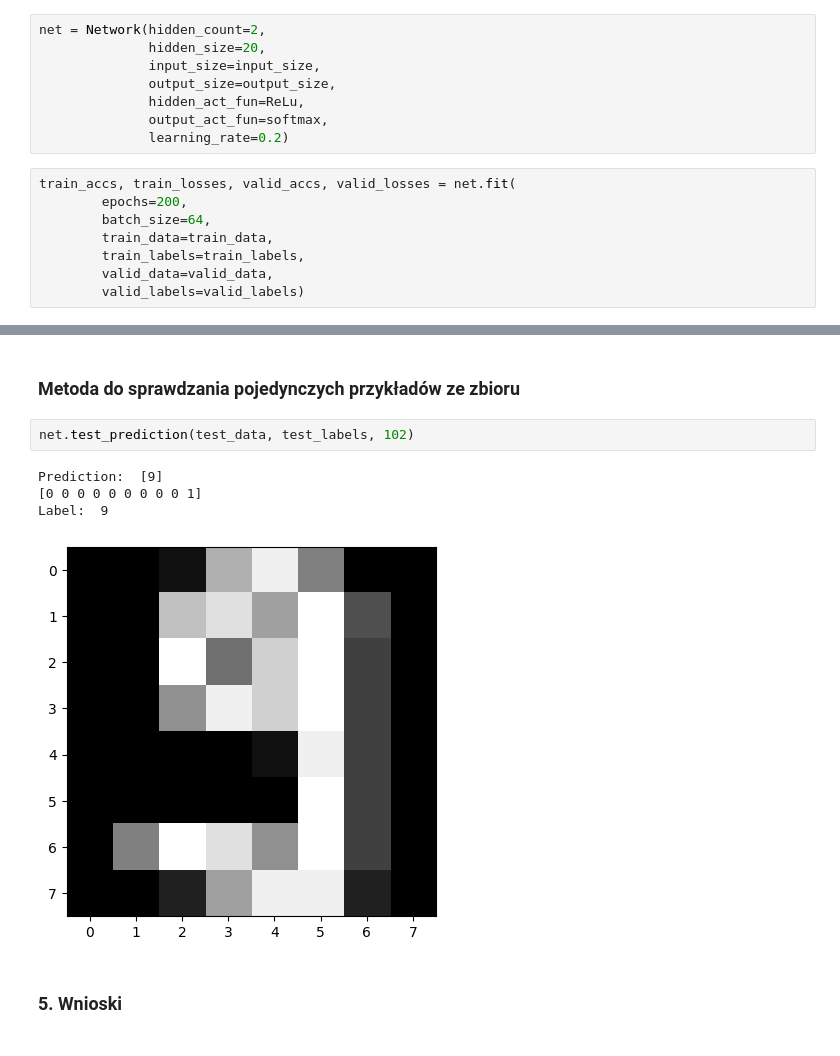
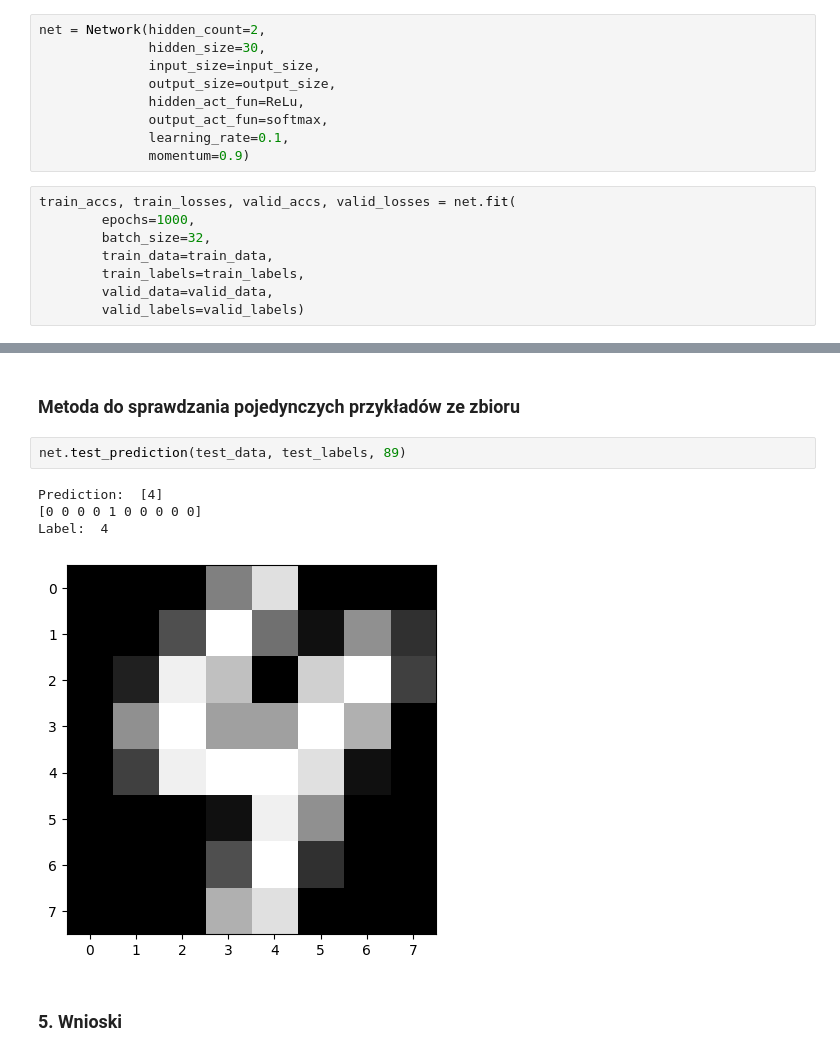
Before and after one commit to kbugala4/WSI_neutral_network, a Jupyter notebook: report/report_notebook.ipynb, the cells around one changed output, grey strips where cells are left out. Saved outputs shown, nothing was run; the diff lists cells and outputs as text.

```diff
--- a/report/report_notebook.ipynb
+++ b/report/report_notebook.ipynb
@@ -57,16 +58,17 @@ output_size
 10
 # %%
 net = Network(hidden_count=2,
-              hidden_size=20,
+              hidden_size=30,
               input_size=input_size,
               output_size=output_size,
               hidden_act_fun=ReLu,
               output_act_fun=softmax,
-              learning_rate=0.2)
+              learning_rate=0.1,
+              momentum=0.9)
 # %%
 train_accs, train_losses, valid_accs, valid_losses = net.fit(
-        epochs=200,
-        batch_size=64,
+        epochs=1000,
+        batch_size=32,
         train_data=train_data,
         train_labels=train_labels,
         valid_data=valid_data,
@@ -120,11 +122,11 @@ test loss: 0.0526
 # %% [markdown]
 ### Metoda do sprawdzania pojedynczych przykładów ze zbioru
 # %%
-net.test_prediction(test_data, test_labels, 102)
+net.test_prediction(test_data, test_labels, 89)
 # %% [output]
-Prediction:  [9]
-[0 0 0 0 0 0 0 0 0 1]
-Label:  9
+Prediction:  [4]
+[0 0 0 0 1 0 0 0 0 0]
+Label:  4
-[figure, old version]
+[figure, new version]
 # %% [markdown]
 ### 5. Wnioski
```
Also changed, not shown: parts of 5 cells of this notebook, 2 other files.
